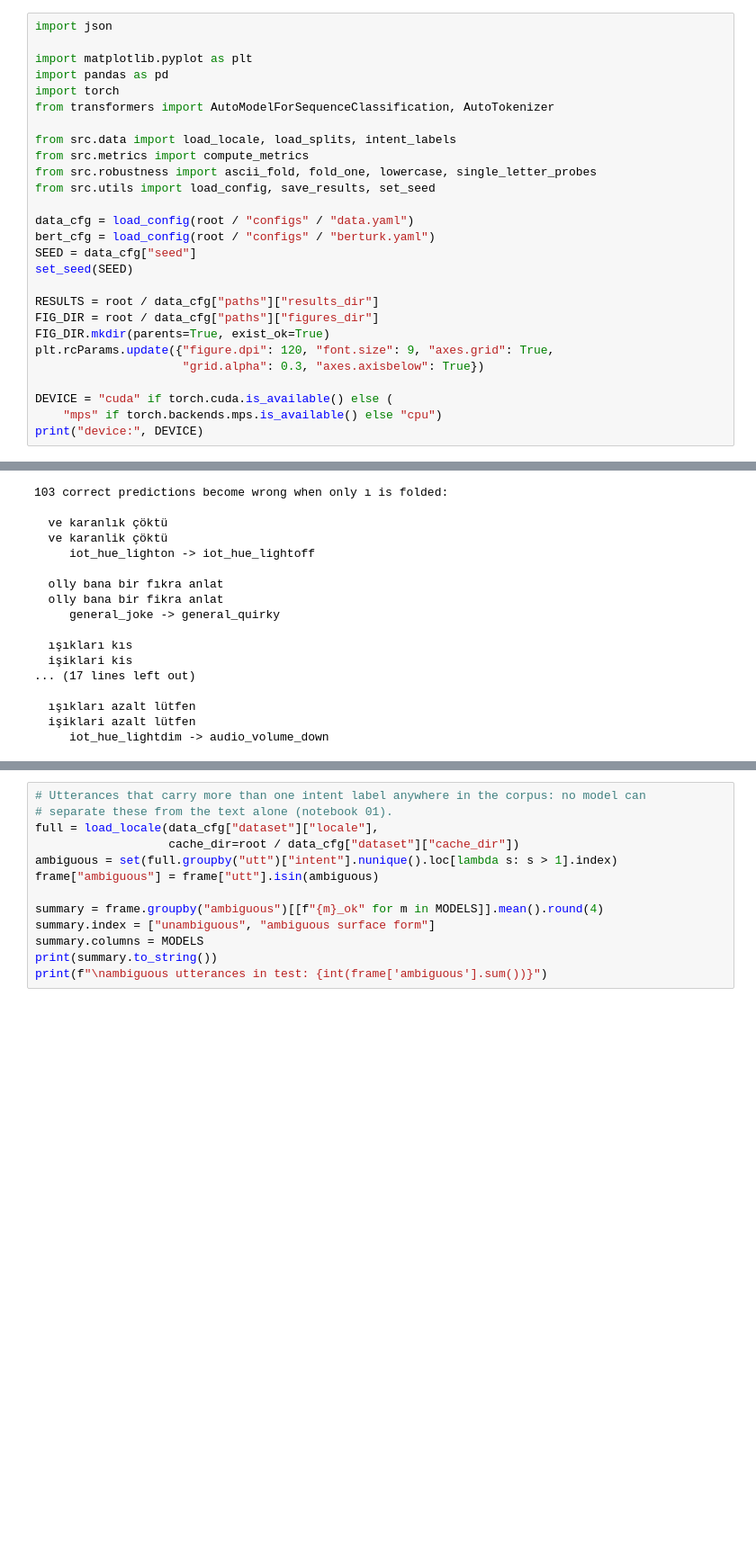
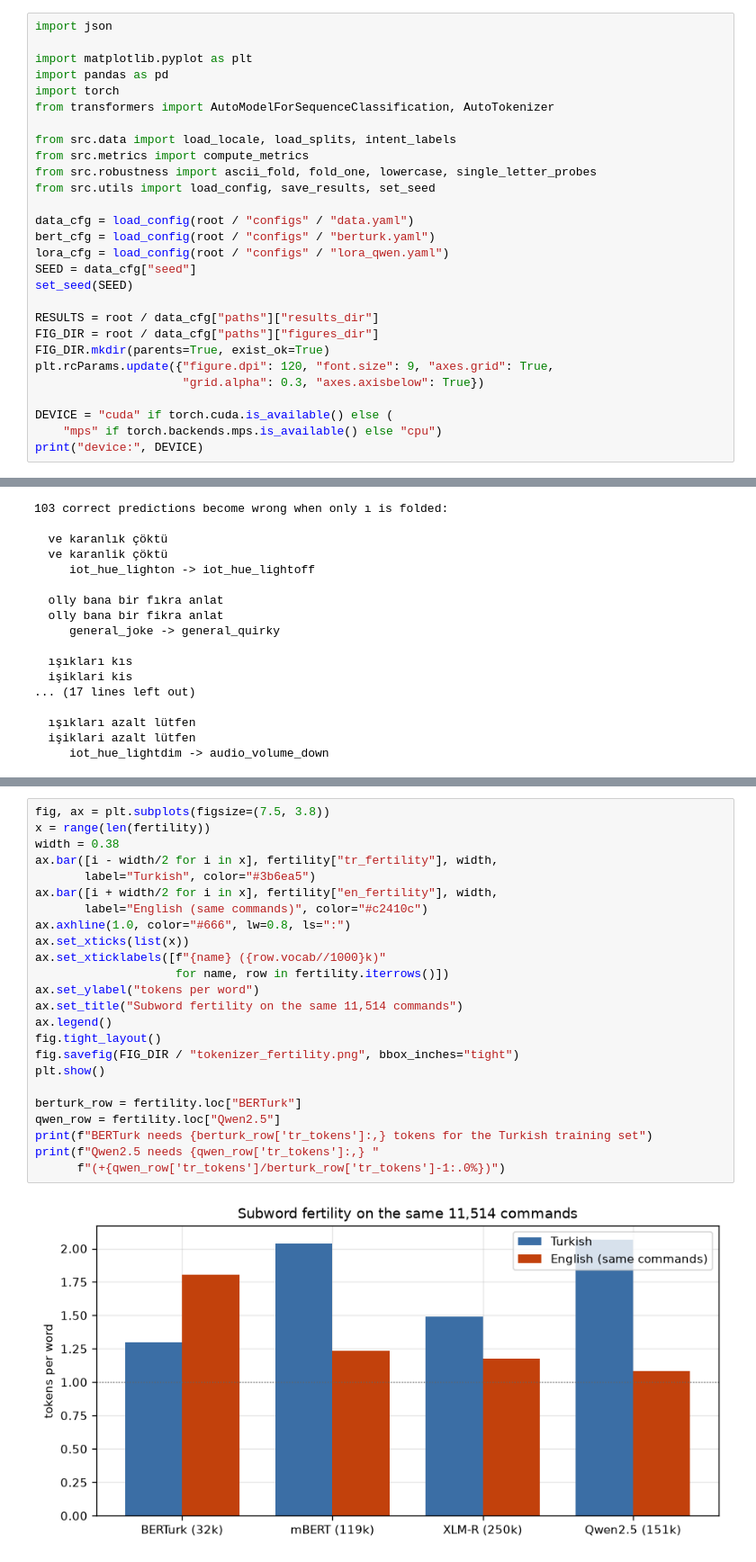
Before and after one commit to alper4n/turkish-intent-llm, a Jupyter notebook: notebooks/05_error_analysis.ipynb, the cells around one changed output, grey strips where cells are left out. Shown at 90% size. Drawn from its saved outputs; the diff is of its cells as text; blank space fills up the shorter version.

```diff
--- a/notebooks/05_error_analysis.ipynb
+++ b/notebooks/05_error_analysis.ipynb
@@ -51,6 +51,7 @@ from src.utils import load_config, save_results, set_seed
 
 data_cfg = load_config(root / "configs" / "data.yaml")
 bert_cfg = load_config(root / "configs" / "berturk.yaml")
+lora_cfg = load_config(root / "configs" / "lora_qwen.yaml")
 SEED = data_cfg["seed"]
 set_seed(SEED)
 
@@ -401,14 +436,26 @@ recommendation_events     8
 # %%
-# Utterances that carry more than one intent label anywhere in the corpus: no model can
-# separate these from the text alone (notebook 01).
-full = load_locale(data_cfg["dataset"]["locale"],
-                   cache_dir=root / data_cfg["dataset"]["cache_dir"])
-ambiguous = set(full.groupby("utt")["intent"].nunique().loc[lambda s: s > 1].index)
-frame["ambiguous"] = frame["utt"].isin(ambiguous)
+fig, ax = plt.subplots(figsize=(7.5, 3.8))
+x = range(len(fertility))
+width = 0.38
+ax.bar([i - width/2 for i in x], fertility["tr_fertility"], width,
+       label="Turkish", color="#3b6ea5")
+ax.bar([i + width/2 for i in x], fertility["en_fertility"], width,
+       label="English (same commands)", color="#c2410c")
+ax.axhline(1.0, color="#666", lw=0.8, ls=":")
+ax.set_xticks(list(x))
+ax.set_xticklabels([f"{name} ({row.vocab//1000}k)"
+                    for name, row in fertility.iterrows()])
+ax.set_ylabel("tokens per word")
+ax.set_title("Subword fertility on the same 11,514 commands")
+ax.legend()
+fig.tight_layout()
+fig.savefig(FIG_DIR / "tokenizer_fertility.png", bbox_inches="tight")
+plt.show()
 
-summary = frame.groupby("ambiguous")[[f"{m}_ok" for m in MODELS]].mean().round(4)
-summary.index = ["unambiguous", "ambiguous surface form"]
-summary.columns = MODELS
-print(summary.to_string())
-print(f"\nambiguous utterances in test: {int(frame['ambiguous'].sum())}")
+berturk_row = fertility.loc["BERTurk"]
+qwen_row = fertility.loc["Qwen2.5"]
+print(f"BERTurk needs {berturk_row['tr_tokens']:,} tokens for the Turkish training set")
+print(f"Qwen2.5 needs {qwen_row['tr_tokens']:,} "
+      f"(+{qwen_row['tr_tokens']/berturk_row['tr_tokens']-1:.0%})")
 # %% [output]
+[figure, added]
```
Also changed, not shown: parts of 12 cells of this notebook, 3 other files.
